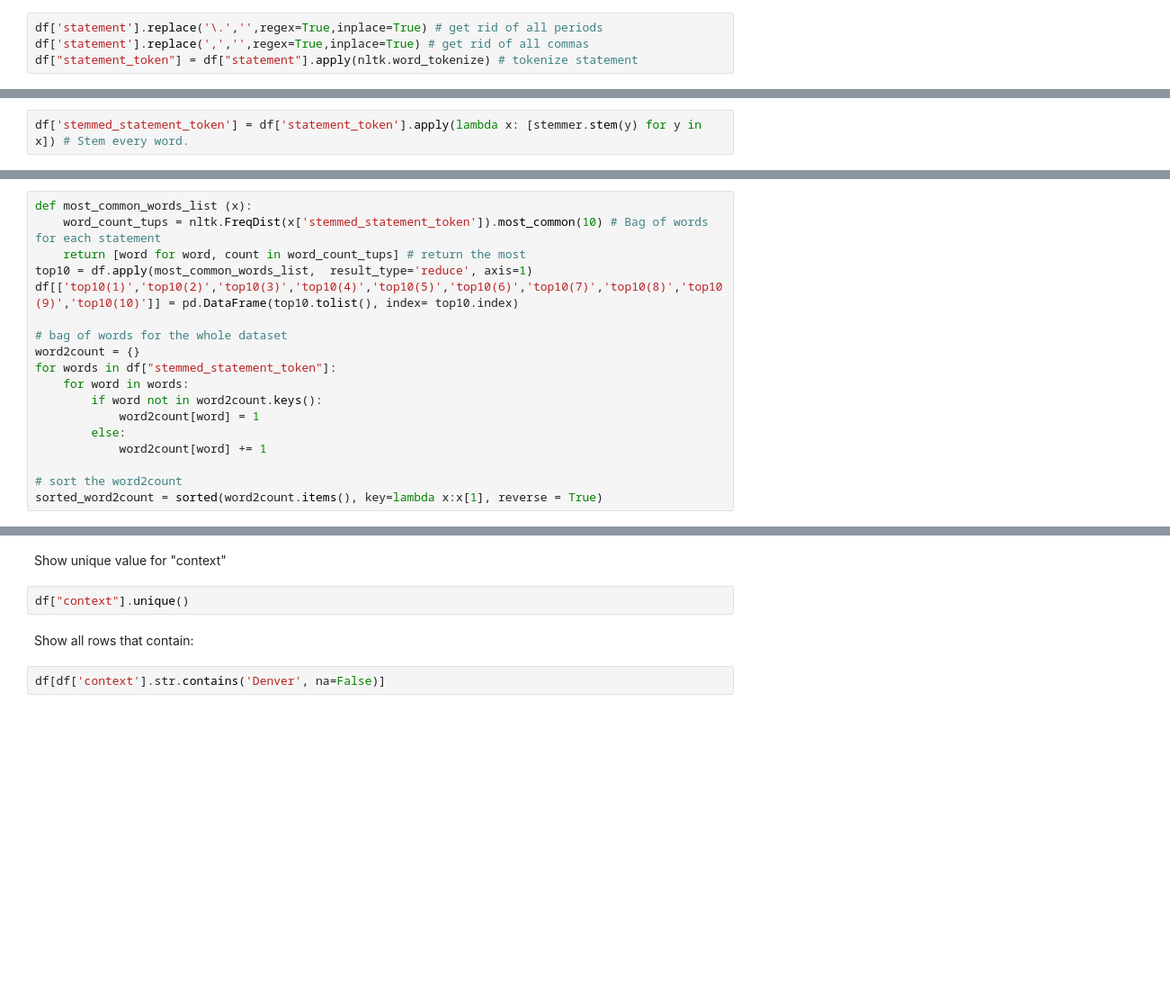
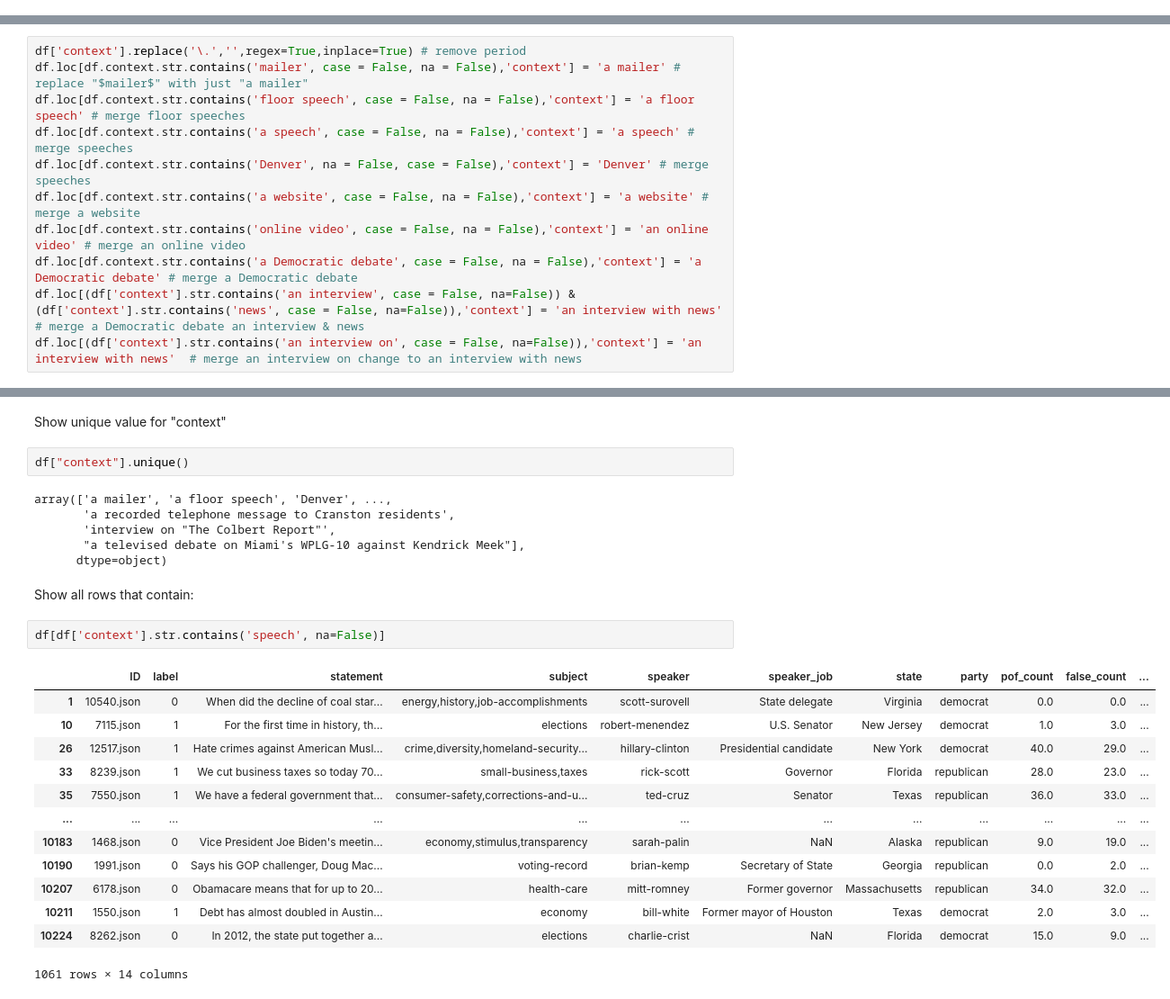
Before and after one commit to TanatPi/ESWD-Term-Project, a Jupyter notebook: true-false-news-classification-eswd-term-project.ipynb, the cells around one changed output, grey strips where cells are left out. Shown: that part at 90% size. Drawn from its saved outputs; the diff is of its cells as text; blank space fills up the shorter version.

Commit message:
cleaned context: - mailer - floor speech - a speech - Denver - a website - online video - a Democratic debate - an interview & news - an interview on

```diff
--- a/true-false-news-classification-eswd-term-project.ipynb
+++ b/true-false-news-classification-eswd-term-project.ipynb
@@ -32,4 +46,0 @@ df.head(10)
-# %%
-df['statement'].replace('\.','',regex=True,inplace=True) # get rid of all periods
-df['statement'].replace(',','',regex=True,inplace=True) # get rid of all commas
-df["statement_token"] = df["statement"].apply(nltk.word_tokenize) # tokenize statement
@@ -38,2 +46,0 @@ df['statement_token'].head(5)
-# %%
-df['stemmed_statement_token'] = df['statement_token'].apply(lambda x: [stemmer.stem(y) for y in x]) # Stem every word.
@@ -42,20 +47,13 @@ Chooes top 5 most common words each statement contains.
-# %%
-def most_common_words_list (x):
-    word_count_tups = nltk.FreqDist(x['stemmed_statement_token']).most_common(10) # Bag of words for each statement
-    return [word for word, count in word_count_tups] # return the most
-top10 = df.apply(most_common_words_list,  result_type='reduce', axis=1)
-df[['top10(1)','top10(2)','top10(3)','top10(4)','top10(5)','top10(6)','top10(7)','top10(8)','top10(9)','top10(10)']] = pd.DataFrame(top10.tolist(), index= top10.index)
-
-# bag of words for the whole dataset
-word2count = {}
-for words in df["stemmed_statement_token"]:
-    for word in words:
-        if word not in word2count.keys():
-            word2count[word] = 1
-        else:
-            word2count[word] += 1
-
-# sort the word2count
-sorted_word2count = sorted(word2count.items(), key=lambda x:x[1], reverse = True)
+# %%
+df['context'].replace('\.','',regex=True,inplace=True) # remove period
+df.loc[df.context.str.contains('mailer', case = False, na = False),'context'] = 'a mailer' # replace "$mailer$" with just "a mailer"
+df.loc[df.context.str.contains('floor speech', case = False, na = False),'context'] = 'a floor speech' # merge floor speeches
+df.loc[df.context.str.contains('a speech', case = False, na = False),'context'] = 'a speech' # merge speeches
+df.loc[df.context.str.contains('Denver', na = False, case = False),'context'] = 'Denver' # merge speeches
+df.loc[df.context.str.contains('a website', case = False, na = False),'context'] = 'a website' # merge a website
+df.loc[df.context.str.contains('online video', case = False, na = False),'context'] = 'an online video' # merge an online video
+df.loc[df.context.str.contains('a Democratic debate', case = False, na = False),'context'] = 'a Democratic debate' # merge a Democratic debate
+df.loc[(df['context'].str.contains('an interview', case = False, na=False)) & (df['context'].str.contains('news', case = False, na=False)),'context'] = 'an interview with news' # merge a Democratic debate an interview & news
+df.loc[(df['context'].str.contains('an interview on', case = False, na=False)),'context'] = 'an interview with news'  # merge an interview on change to an interview with news
 # %%
 df.head(10)
@@ -65,7 +75,27 @@ df.head(10)
 Show unique value for "context"
 # %%
 df["context"].unique()
+# %% [output]
+array(['a mailer', 'a floor speech', 'Denver', ...,
+       'a recorded telephone message to Cranston residents',
+       'interview on "The Colbert Report"',
+       "a televised debate on Miami's WPLG-10 against Kendrick Meek"],
+      dtype=object)
 # %% [markdown]
 Show all rows that contain:
 # %%
-df[df['context'].str.contains('Denver', na=False)]
+df[df['context'].str.contains('speech', na=False)]
+# %% [output]
+|  | ID | label | statement | subject | speaker | speaker_job | state | party | pof_count | false_count | ... |
+| 1 | 10540.json | 0 | When did the decline of coal star... | energy,history,job-accomplishments | scott-surovell | State delegate | Virginia | democrat | 0.0 | 0.0 | ... |
+| 10 | 7115.json | 1 | For the first time in history, th... | elections | robert-menendez | U.S. Senator | New Jersey | democrat | 1.0 | 3.0 | ... |
+| 26 | 12517.json | 1 | Hate crimes against American Musl... | crime,diversity,homeland-security... | hillary-clinton | Presidential candidate | New York | democrat | 40.0 | 29.0 | ... |
+| 33 | 8239.json | 1 | We cut business taxes so today 70... | small-business,taxes | rick-scott | Governor | Florida | republican | 28.0 | 23.0 | ... |
+| 35 | 7550.json | 1 | We have a federal government that... | consumer-safety,corrections-and-u... | ted-cruz | Senator | Texas | republican | 36.0 | 33.0 | ... |
+| ... | ... | ... | ... | ... | ... | ... | ... | ... | ... | ... | ... |
+| 10183 | 1468.json | 0 | Vice President Joe Biden's meetin... | economy,stimulus,transparency | sarah-palin | NaN | Alaska | republican | 9.0 | 19.0 | ... |
+| 10190 | 1991.json | 0 | Says his GOP challenger, Doug Mac... | voting-record | brian-kemp | Secretary of State | Georgia | republican | 0.0 | 2.0 | ... |
+| 10207 | 6178.json | 0 | Obamacare means that for up to 20... | health-care | mitt-romney | Former governor | Massachusetts | republican | 34.0 | 32.0 | ... |
+| 10211 | 1550.json | 1 | Debt has almost doubled in Austin... | economy | bill-white | Former mayor of Houston | Texas | democrat | 2.0 | 3.0 | ... |
+| 10224 | 8262.json | 0 | In 2012, the state put together a... | elections | charlie-crist | NaN | Florida | democrat | 15.0 | 9.0 | ... |
+1061 rows × 14 columns
```
Also changed, not shown: parts of 10 cells of this notebook.
